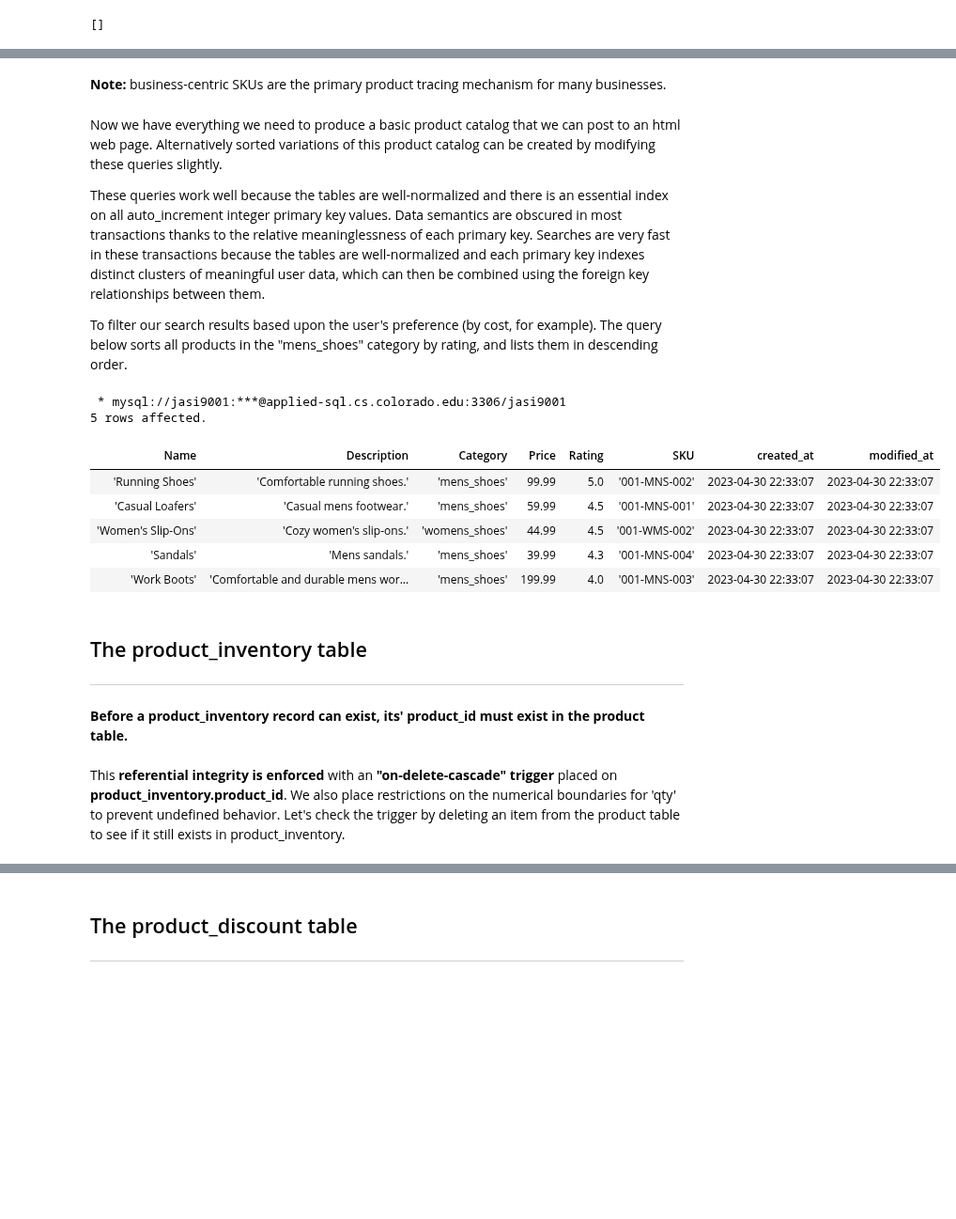
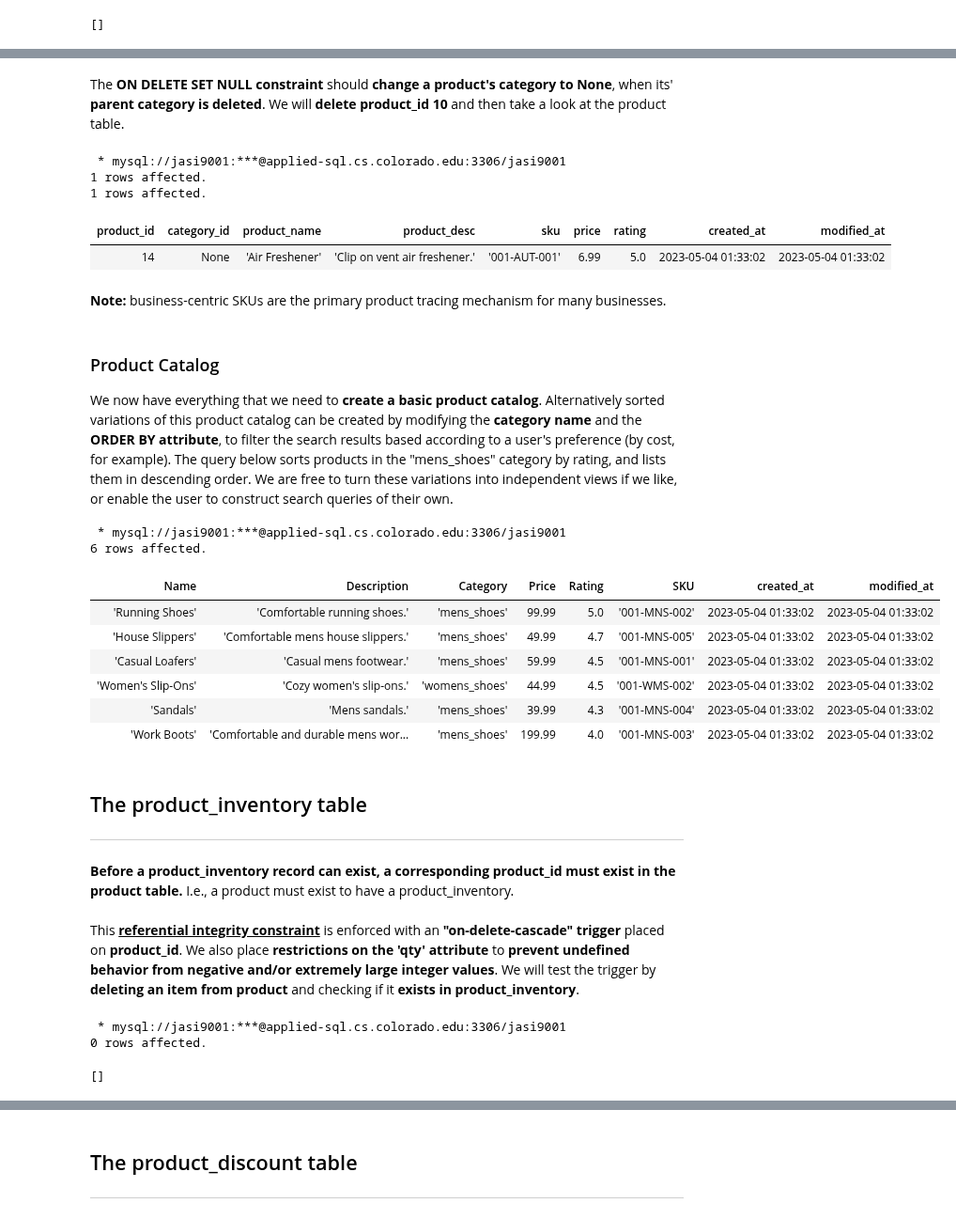
Before and after one commit to Micah614/P2P_Retail_Database, a Jupyter notebook: P2P_DB.ipynb, the cells around one changed output, grey strips where cells are left out. Shown at 94% size. Saved outputs shown, nothing was run; the diff lists cells and outputs as text; code cells hidden in the pictures; blank space fills up the shorter version.

```diff
--- a/P2P_DB.ipynb
+++ b/P2P_DB.ipynb
@@ -719,39 +751,48 @@ select * from product;
+# %% [markdown]
+The <b>ON DELETE SET NULL constraint</b> should <b>change a product's category to None</b>, when its' <b>parent category is deleted</b>. We will <b>delete product_id 10</b> and then take a look at the product table.
+# %%
+%%sql
+DELETE FROM product_category WHERE category_id = 10;
+SELECT * FROM product
+WHERE product_id = 14;
+# %% [output]
+ * mysql://jasi9001:***@applied-sql.cs.colorado.edu:3306/jasi9001
+1 rows affected.
+1 rows affected.
+| product_id | category_id | product_name | product_desc | sku | price | rating | created_at | modified_at |
+| 14 | None | 'Air Freshener' | 'Clip on vent air freshener.' | '001-AUT-001' | 6.99 | 5.0 | 2023-05-04 01:33:02 | 2023-05-04 01:33:02 |
 # %% [markdown]
 <strong>Note:</strong> business-centric SKUs are the primary product tracing mechanism for many businesses.
 # %% [markdown]
-Now we have everything we need to produce a basic product catalog that we can post to an html web page. Alternatively sorted variations of this product catalog can be created by modifying these queries slightly.
-
-These queries work well because the tables are well-normalized and there is an essential index on all auto_increment integer primary key values. Data semantics are obscured in most transactions thanks to the relative meaninglessness of each primary key. Searches are very fast in these transactions because the tables are well-normalized and each primary key indexes distinct clusters of meaningful user data, which can then be combined using the foreign key relationships between them.
-
-To filter our search results based upon the user's preference (by cost, for example).
-The query below sorts all products in the "mens_shoes" category by rating, and lists them in descending order.
+<h3>Product Catalog</h3>
+We now have everything that we need to <b>create a basic product catalog</b>. Alternatively sorted variations of this product catalog can be created by modifying the <b>category name</b> and the <b>ORDER BY attribute</b>, to filter the search results based according to a user's preference (by cost, for example). The query below sorts products in the "mens_shoes" category by rating, and lists them in descending order. We are free to turn these variations into independent views if we like, or enable the user to construct search queries of their own.
 # %%
 %%sql
 WITH product_catalog AS (
 SELECT
     product.product_name AS 'Name',  product.product_desc AS 'Description', product_category.category_name AS 'Category',
         product.price AS 'Price', product.rating AS 'Rating', product.sku AS 'SKU', product.created_at AS 'created_at', product.modified_at AS 'modified_at'
 FROM
     product_category
 INNER JOIN
     product
 ON
     product.category_id = product_category.category_id
 )
 
 SELECT * FROM product_catalog
-WHERE Category LIKE '\'%mens_shoes\''  # category seach option could come from a drop-down menu.
-ORDER BY product_catalog.Rating DESC
-LIMIT 5;  # change the last term and sort the list by any attribute you like.
+WHERE Category LIKE '\'%mens_shoes\''  # CHANGE THIS, (AND/OR)
+ORDER BY product_catalog.Rating DESC;   # CHANGE THIS
 # %% [output]
  * mysql://jasi9001:***@applied-sql.cs.colorado.edu:3306/jasi9001
-5 rows affected.
+6 rows affected.
 | Name | Description | Category | Price | Rating | SKU | created_at | modified_at |
-| 'Running Shoes' | 'Comfortable running shoes.' | 'mens_shoes' | 99.99 | 5.0 | '001-MNS-002' | 2023-04-30 22:33:07 | 2023-04-30 22:33:07 |
-| 'Casual Loafers' | 'Casual mens footwear.' | 'mens_shoes' | 59.99 | 4.5 | '001-MNS-001' | 2023-04-30 22:33:07 | 2023-04-30 22:33:07 |
-| 'Women's Slip-Ons' | 'Cozy women's slip-ons.' | 'womens_shoes' | 44.99 | 4.5 | '001-WMS-002' | 2023-04-30 22:33:07 | 2023-04-30 22:33:07 |
-| 'Sandals' | 'Mens sandals.' | 'mens_shoes' | 39.99 | 4.3 | '001-MNS-004' | 2023-04-30 22:33:07 | 2023-04-30 22:33:07 |
-| 'Work Boots' | 'Comfortable and durable mens wor... | 'mens_shoes' | 199.99 | 4.0 | '001-MNS-003' | 2023-04-30 22:33:07 | 2023-04-30 22:33:07 |
+| 'Running Shoes' | 'Comfortable running shoes.' | 'mens_shoes' | 99.99 | 5.0 | '001-MNS-002' | 2023-05-04 01:33:02 | 2023-05-04 01:33:02 |
+| 'House Slippers' | 'Comfortable mens house slippers.' | 'mens_shoes' | 49.99 | 4.7 | '001-MNS-005' | 2023-05-04 01:33:02 | 2023-05-04 01:33:02 |
+| 'Casual Loafers' | 'Casual mens footwear.' | 'mens_shoes' | 59.99 | 4.5 | '001-MNS-001' | 2023-05-04 01:33:02 | 2023-05-04 01:33:02 |
+| 'Women's Slip-Ons' | 'Cozy women's slip-ons.' | 'womens_shoes' | 44.99 | 4.5 | '001-WMS-002' | 2023-05-04 01:33:02 | 2023-05-04 01:33:02 |
+| 'Sandals' | 'Mens sandals.' | 'mens_shoes' | 39.99 | 4.3 | '001-MNS-004' | 2023-05-04 01:33:02 | 2023-05-04 01:33:02 |
+| 'Work Boots' | 'Comfortable and durable mens wor... | 'mens_shoes' | 199.99 | 4.0 | '001-MNS-003' | 2023-05-04 01:33:02 | 2023-05-04 01:33:02 |
 # %% [markdown]
 ## The product_inventory table
 <hr/>
@@ -770,7 +799,23 @@ CREATE TABLE product_inventory (  # product_id is a primary AND a foreign key.
 # %% [markdown]
-<strong>Before a product_inventory record can exist, its' product_id must exist in the product table.</strong>
+<strong>Before a product_inventory record can exist, a corresponding product_id must exist in the product table.</strong> I.e., a product must exist to have a product_inventory.
 <br><br>
-This <b>referential integrity is enforced</b> with an <b>"on-delete-cascade" trigger</b> placed on <b>product_inventory.product_id</b>. We also place restrictions on the numerical boundaries for 'qty' to prevent undefined behavior. Let's check the trigger by deleting an item from the product table to see if it still exists in product_inventory.
+This <b><u>referential integrity constraint</u></b> is enforced with an <b>"on-delete-cascade" trigger</b> placed on <b>product_id</b>. We also place <b>restrictions on the 'qty' attribute</b> to <b>prevent undefined behavior from negative and/or extremely large integer values</b>. We will test the trigger by <b>deleting an item from product</b> and checking if it <b>exists in product_inventory</b>.
+# %%
+%%sql
+CREATE TABLE product_inventory (  # product_id is a primary AND a foreign key.
+    product_id INT PRIMARY KEY,  # Each product has one inventory; each inventory refers to one product. 1-1(1).
+    sku VARCHAR(15) UNIQUE, # SKU is unique and can be accessed at any time.
+    qty INT,  # the quantity of the item currently in stock.
+    created_at TIMESTAMP DEFAULT CURRENT_TIMESTAMP,
+    modified_at TIMESTAMP DEFAULT CURRENT_TIMESTAMP ON UPDATE CURRENT_TIMESTAMP,
+
+    CONSTRAINT POSITIVE_INVENTORY CHECK(qty >= 0 and qty < 2147483647),  # inventory must be positive.
+    CONSTRAINT PRODUCT_INVENTORY FOREIGN KEY (product_id) REFERENCES product(product_id) ON DELETE CASCADE
+);
+# %% [output]
+ * mysql://jasi9001:***@applied-sql.cs.colorado.edu:3306/jasi9001
+0 rows affected.
+[]
 # %%
 inventory = [[1, "001-OUT-001", 500],
              [2, "001-MNC-003", 350],
```
Also changed, not shown: parts of 67 cells of this notebook.
